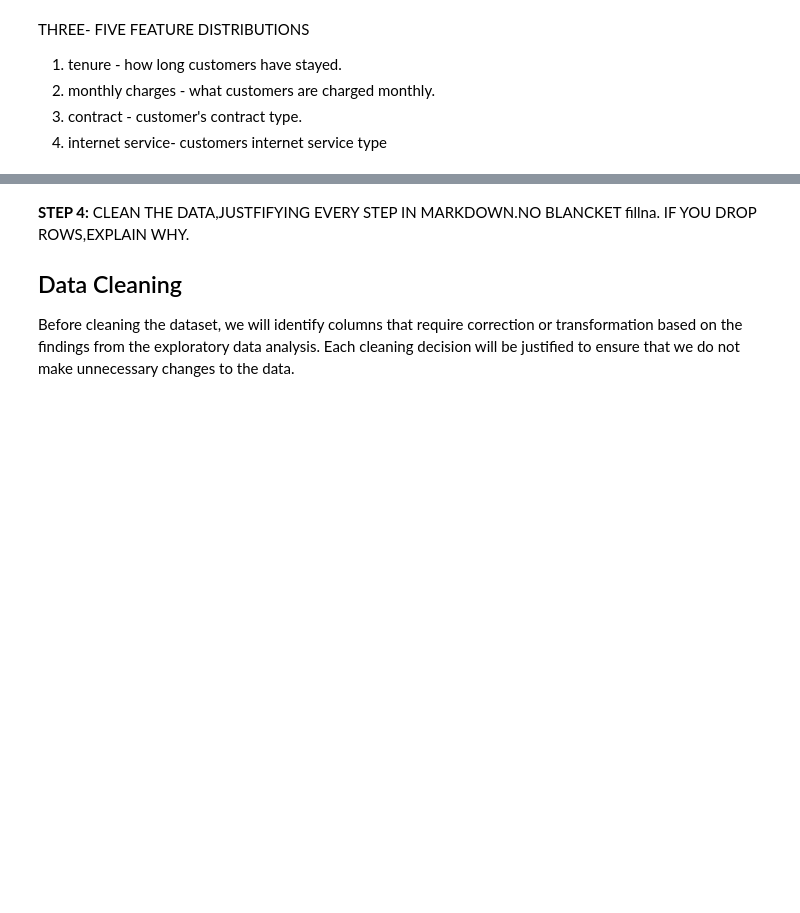
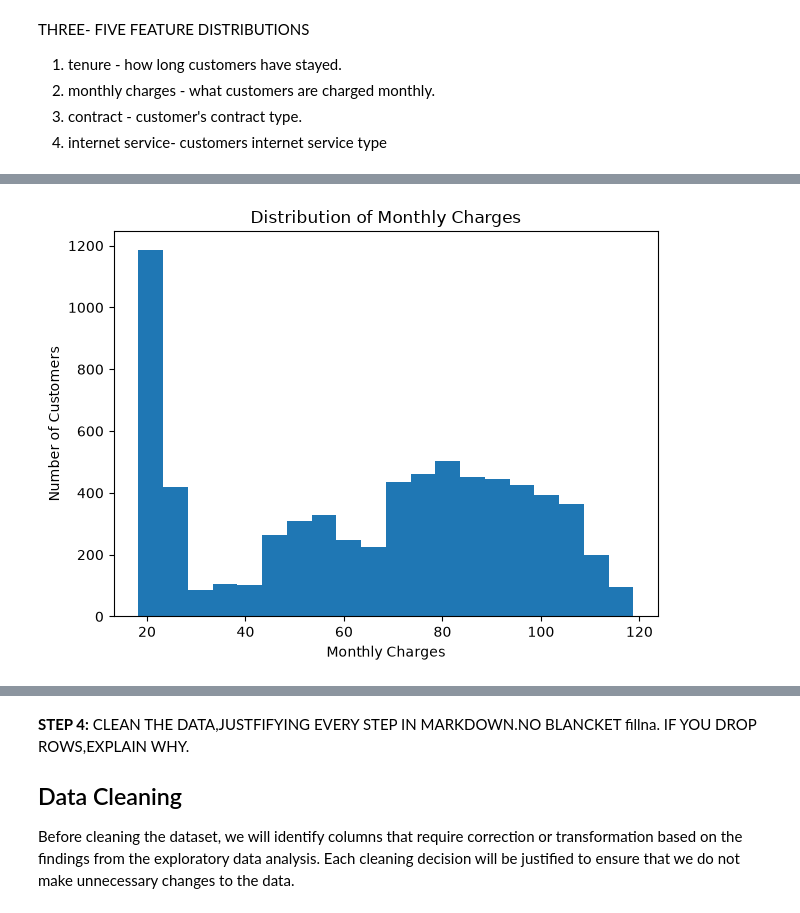
Before and after one commit to khing-fm/Data_Science, a Jupyter notebook: GROUP_37_TELCO_CUSTOMER_CHURN_COMPLETED.ipynb, the cells around one changed output, grey strips where cells are left out. Saved outputs shown, nothing was run; the diff lists cells and outputs as text; code cells hidden in the pictures; blank space fills up the shorter version.

```diff
--- a/GROUP_37_TELCO_CUSTOMER_CHURN_COMPLETED.ipynb
+++ b/GROUP_37_TELCO_CUSTOMER_CHURN_COMPLETED.ipynb
@@ -189,10 +300,13 @@ df["MonthlyCharges"].describe()
 # %%
 #DISTRIBUTION CHART FOR MONTHLYCHARGES
 plt.hist(df["MonthlyCharges"], bins=20)
 plt.title("Distribution of Monthly Charges")
 plt.xlabel("Monthly Charges")
 plt.ylabel("Number of Customers")
+plt.tight_layout()
 plt.show()
+# %% [output]
+[figure, added]
 # %%
 # CONTRACT
 df["Contract"].value_counts()
```
Also changed, not shown: parts of 66 cells of this notebook, 1 other file.
